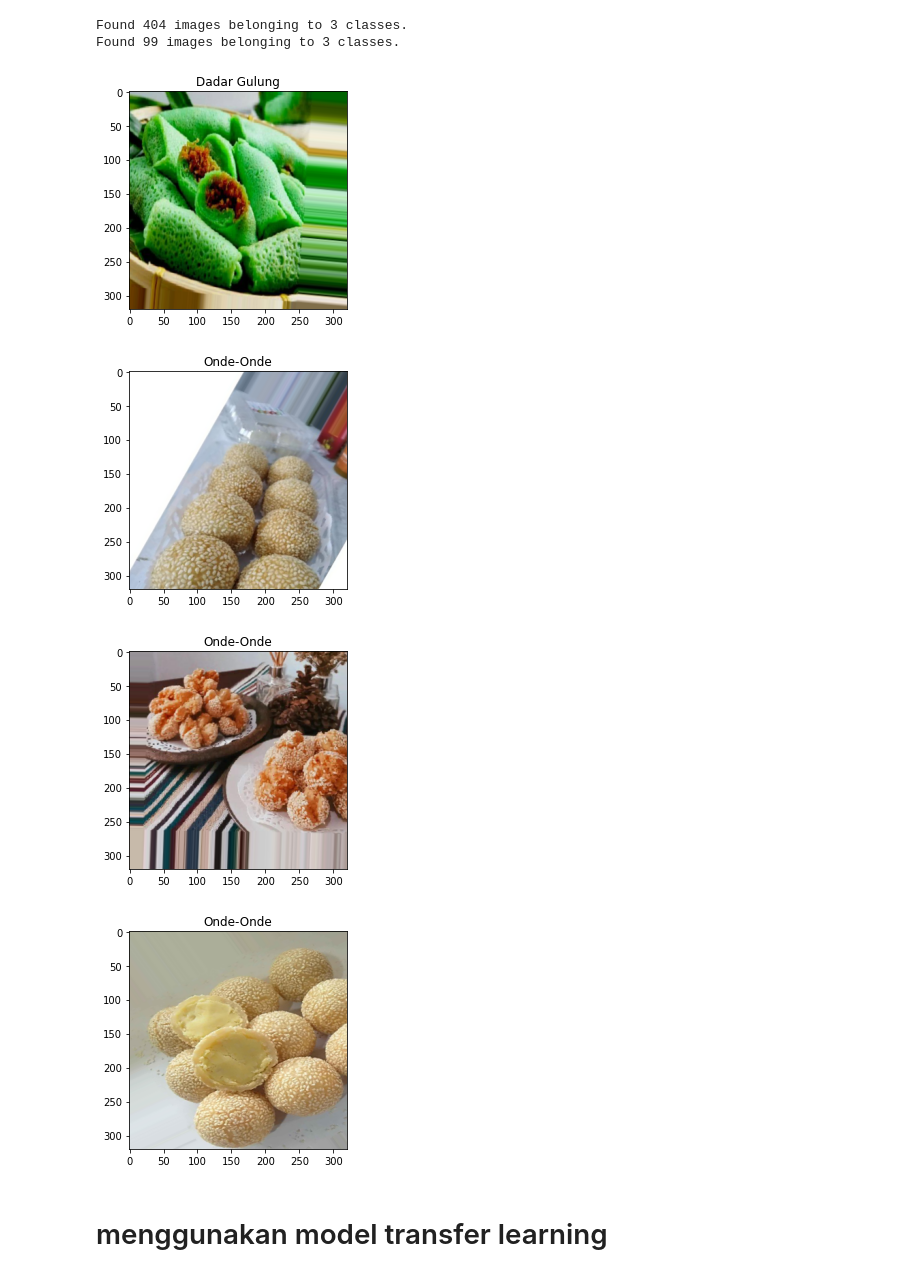
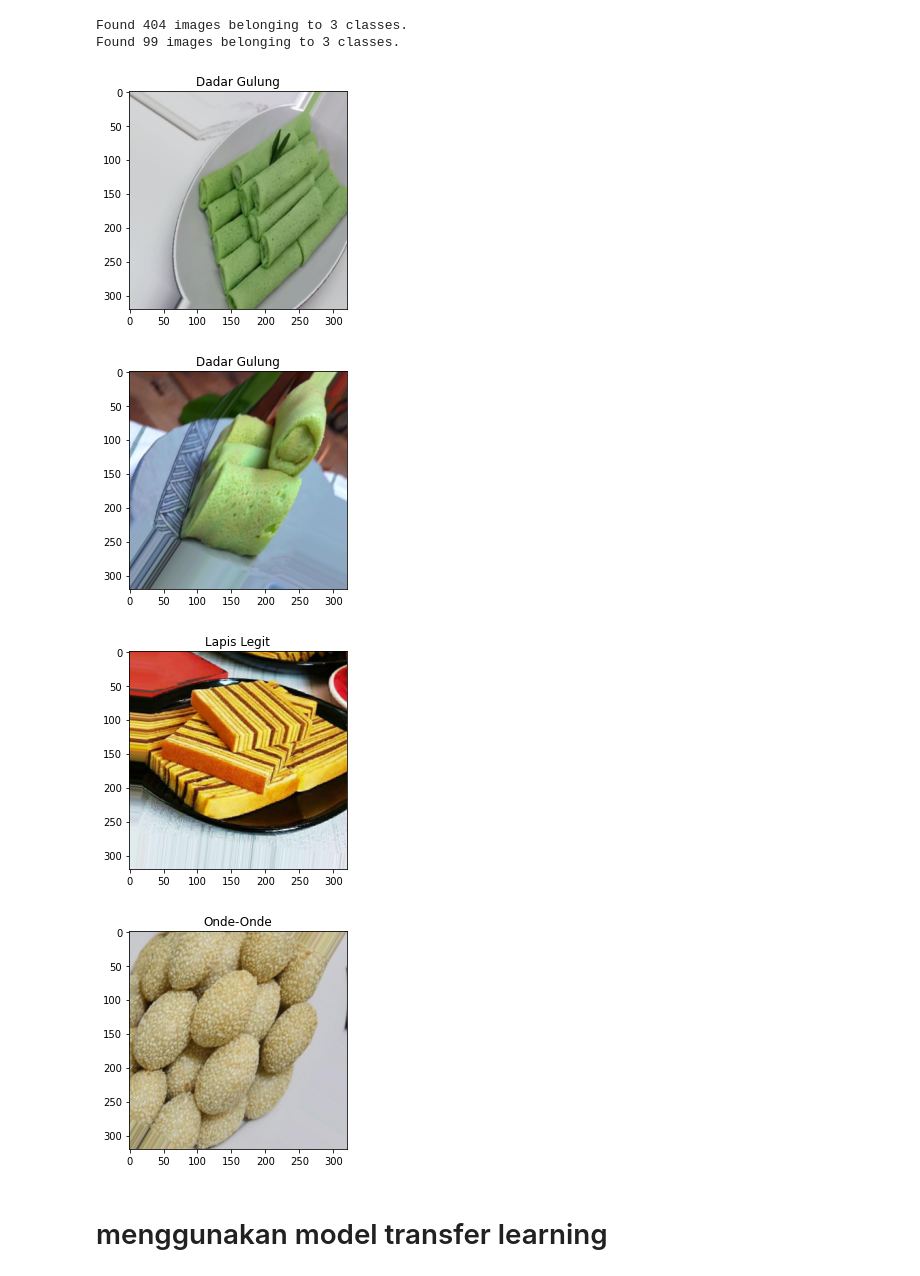
Before and after one commit to mochammadfarkhan/rusantara, a Jupyter notebook: Rusantara_TransferLearning_Inception.ipynb, the cells around one changed output. Drawn from its saved outputs; the diff is of its cells as text; code cells hidden in the pictures.

```diff
--- a/Rusantara_TransferLearning_Inception.ipynb
+++ b/Rusantara_TransferLearning_Inception.ipynb
@@ -53,18 +53,18 @@ Found 99 images belonging to 3 classes.
 # %%
 class_names = ["Dadar Gulung", "Lapis Legit","Onde-Onde"]
 
-x,y = train_generator.next()
+x,y = validation_generator.next()
 for i in range(4):
     image = x[i]
     label = y[i]
     plt.title(class_names[int(label)])
     plt.imshow(image)
     plt.show()
 # %% [output]
-[figure, old version]
+[figure, new version]
-[figure, old version]
+[figure, new version]
-[figure, old version]
+[figure, new version]
-[figure, old version]
+[figure, new version]
 # %% [markdown]
 # menggunakan model transfer learning
 # %%
```
Also changed, not shown: parts of 6 cells of this notebook.
